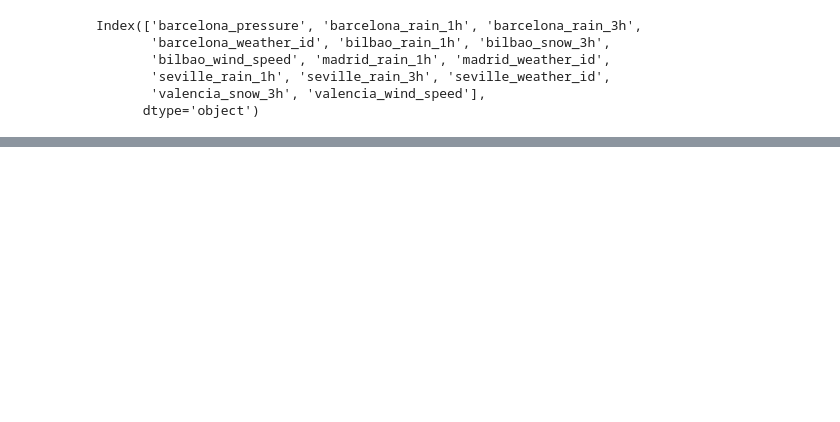
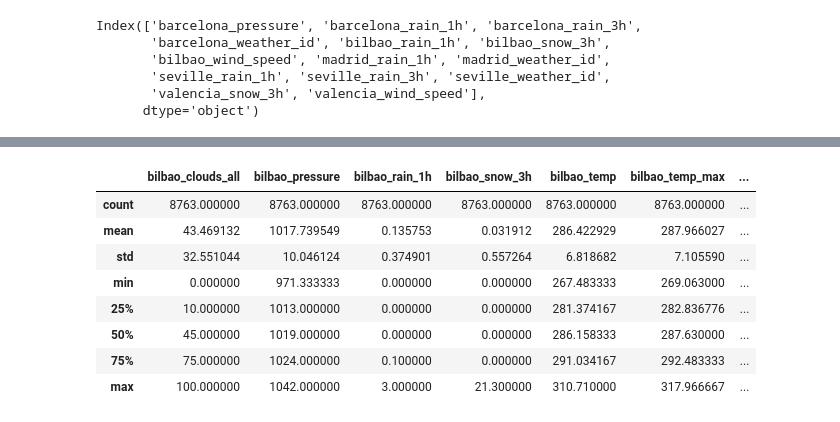
Before and after one commit to xuzmocode4-325/linear-regression-predict, a Jupyter notebook: notebook/starter-notebook.ipynb, the cells around one changed output, grey strips where cells are left out. Cells and saved outputs as stored; diff of their text form; code cells hidden in the pictures; blank space fills up the shorter version.

```diff
--- a/notebook/starter-notebook.ipynb
+++ b/notebook/starter-notebook.ipynb
@@ -253,4 +263,0 @@ df[['seville_pressure', 'valencia_wind_deg']].tail(10)
-# %%
-for col in df.columns:
-    import re
-    exp =
@@ -269,0 +264,9 @@ for col in df.columns:
+# %%
+# list of unique city names
+unique_cities = []
+for col in df.drop(['time', 'load_shortfall_3h'], axis=1).columns:
+    city = col.split('_')[0]
+    if city not in unique_cities:
+        unique_cities.append(city)
+
+unique_cities
@@ -269,0 +275,18 @@ for col in df.columns:
+# %%
+# returns a dataframe with weather data for each ciy
+def city_df (df, city_name):
+
+    cities = {}
+
+    for col in df.columns:
+        city = col.split('_')[0]
+
+        if city not in cities:
+            cities[city] = []
+
+            for col in df.columns:
+                if city in col:
+                    cities[city].append(col)
+
+
+    return df[cities[city_name]]
@@ -269,0 +307,14 @@ for col in df.columns:
+# %%
+# description of the barcelona weather values
+bilbao_df = city_df(df, unique_cities[1])
+bilbao_df.describe()
+# %% [output]
+|  | bilbao_clouds_all | bilbao_pressure | bilbao_rain_1h | bilbao_snow_3h | bilbao_temp | bilbao_temp_max | ... |
+| count | 8763.000000 | 8763.000000 | 8763.000000 | 8763.000000 | 8763.000000 | 8763.000000 | ... |
+| mean | 43.469132 | 1017.739549 | 0.135753 | 0.031912 | 286.422929 | 287.966027 | ... |
+| std | 32.551044 | 10.046124 | 0.374901 | 0.557264 | 6.818682 | 7.105590 | ... |
+| min | 0.000000 | 971.333333 | 0.000000 | 0.000000 | 267.483333 | 269.063000 | ... |
+| 25% | 10.000000 | 1013.000000 | 0.000000 | 0.000000 | 281.374167 | 282.836776 | ... |
+| 50% | 45.000000 | 1019.000000 | 0.000000 | 0.000000 | 286.158333 | 287.630000 | ... |
+| 75% | 75.000000 | 1024.000000 | 0.100000 | 0.000000 | 291.034167 | 292.483333 | ... |
+| max | 100.000000 | 1042.000000 | 3.000000 | 21.300000 | 310.710000 | 317.966667 | ... |
```
Also changed, not shown: parts of 26 cells of this notebook.
